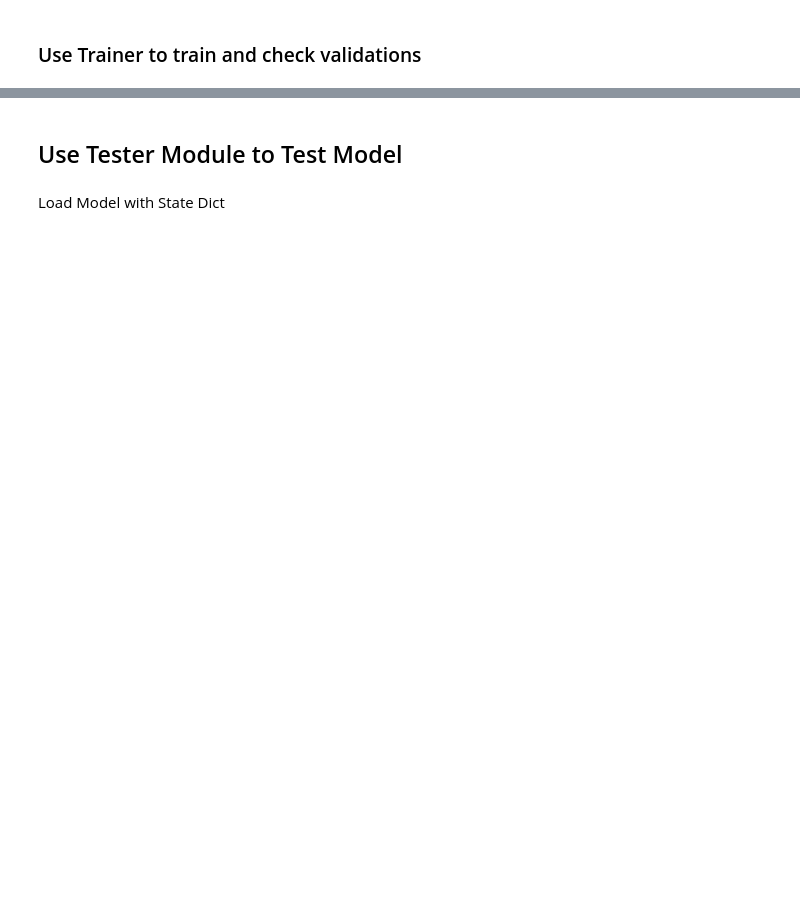
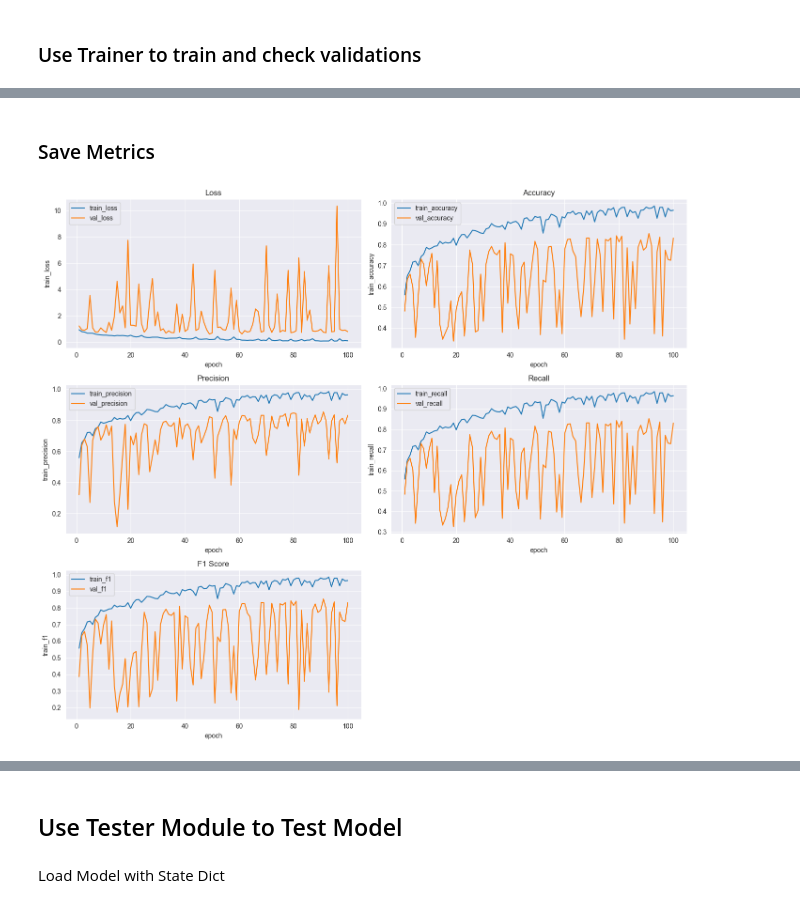
Before and after one commit to tikadatta2005/efficient-surveillance-threat-recognition, a Jupyter notebook: experiments/experiment1.ipynb, the cells around one changed output, grey strips where cells are left out. Drawn from its saved outputs; the diff is of its cells as text; code cells hidden in the pictures; blank space fills up the shorter version.

Commit message:
update/ Re-experimented , And updated codes

```diff
--- a/experiments/experiment1.ipynb
+++ b/experiments/experiment1.ipynb
@@ -152,2 +190,7 @@ history = trainer.fit(100)
+# %% [markdown]
+### Save Metrics
 # %%
 df = plot_training_metrics(history)
+df.to_csv("../documentations/resources/experiment1/tables/training_metrics.csv", index=False)
+# %% [output]
+[figure, added]
```
Also changed, not shown: parts of 12 cells of this notebook, 15 other files.
